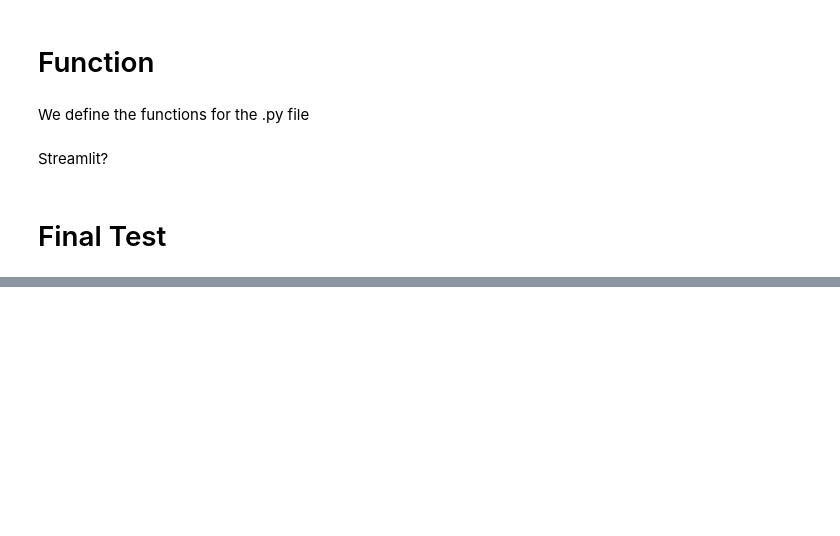
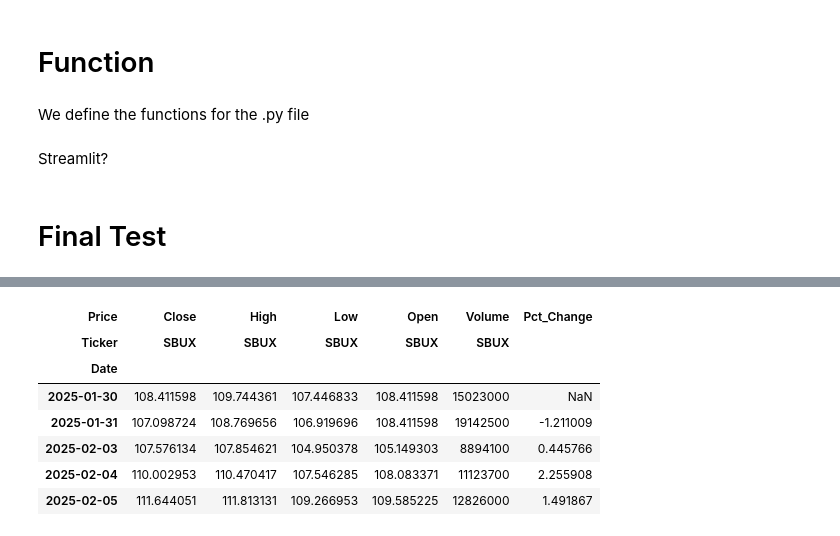
Before and after one commit to jamesrubio23/Finance, a Jupyter notebook: Trading/Ollama_Stock_Price_Prediciton/assets_experiments.ipynb, the cells around one changed output, grey strips where cells are left out. Saved outputs shown, nothing was run; the diff lists cells and outputs as text; code cells hidden in the pictures; blank space fills up the shorter version.

```diff
--- a/Trading/Ollama_Stock_Price_Prediciton/assets_experiments.ipynb
+++ b/Trading/Ollama_Stock_Price_Prediciton/assets_experiments.ipynb
@@ -1376,0 +1431,11 @@ AttributeError: 'float' object has no attribute 'strftime'
+# %%
+stock_data.head()
+# %% [output]
+| Price | Close | High | Low | Open | Volume | Pct_Change |
+| Ticker | SBUX | SBUX | SBUX | SBUX | SBUX |  |
+| Date |  |  |  |  |  |  |
+| 2025-01-30 | 108.411598 | 109.744361 | 107.446833 | 108.411598 | 15023000 | NaN |
+| 2025-01-31 | 107.098724 | 108.769656 | 106.919696 | 108.411598 | 19142500 | -1.211009 |
+| 2025-02-03 | 107.576134 | 107.854621 | 104.950378 | 105.149303 | 8894100 | 0.445766 |
+| 2025-02-04 | 110.002953 | 110.470417 | 107.546285 | 108.083371 | 11123700 | 2.255908 |
+| 2025-02-05 | 111.644051 | 111.813131 | 109.266953 | 109.585225 | 12826000 | 1.491867 |
```
Also changed, not shown: parts of 36 cells of this notebook, 2 other files.
